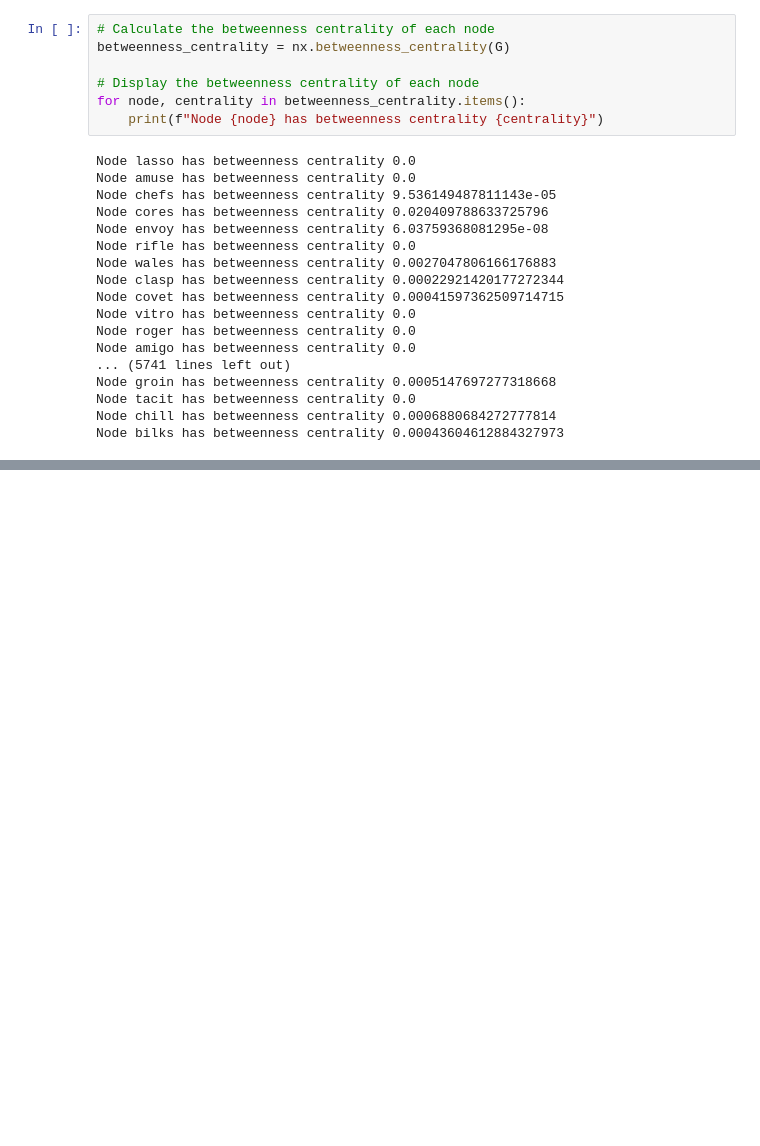
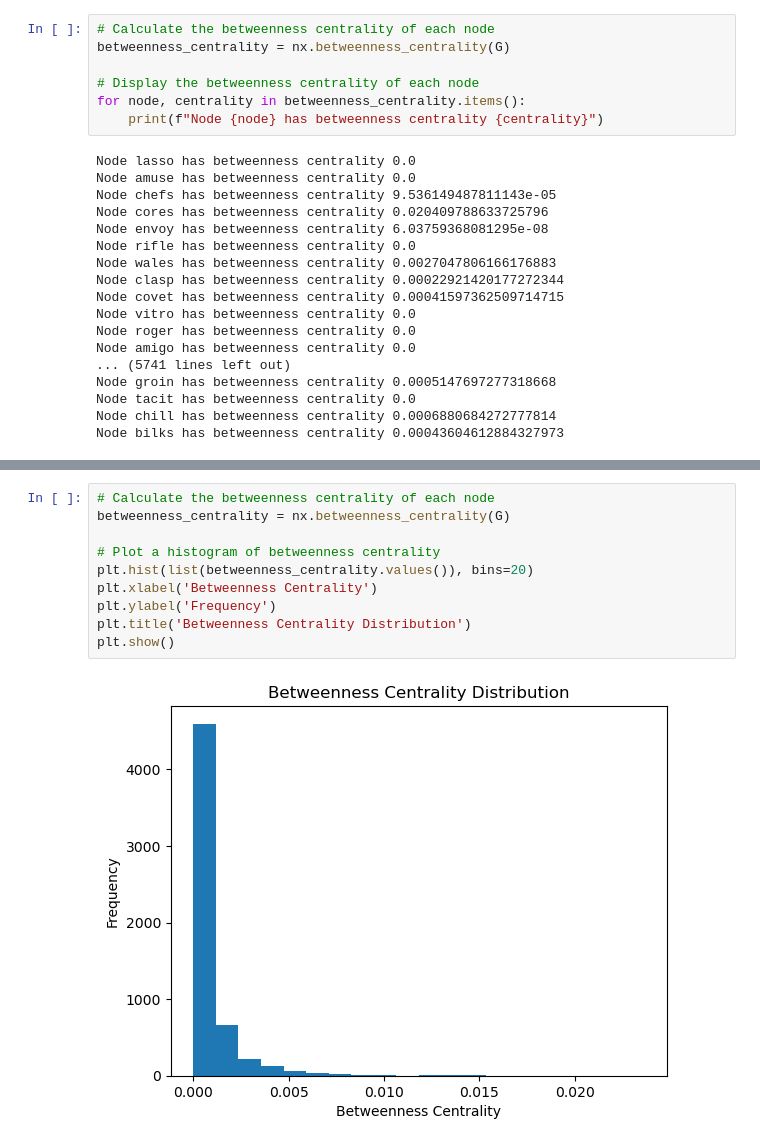
Before and after one commit to NANITH777/Words-NetworkX, a Jupyter notebook: words.ipynb, the cells around one changed output, grey strips where cells are left out. Drawn from its saved outputs; the diff is of its cells as text; blank space fills up the shorter version.

```diff
--- a/words.ipynb
+++ b/words.ipynb
@@ -125,0 +138,12 @@ Node bilks has betweenness centrality 0.00043604612884327973
+# %%
+# Calculate the betweenness centrality of each node
+betweenness_centrality = nx.betweenness_centrality(G)
+
+# Plot a histogram of betweenness centrality
+plt.hist(list(betweenness_centrality.values()), bins=20)
+plt.xlabel('Betweenness Centrality')
+plt.ylabel('Frequency')
+plt.title('Betweenness Centrality Distribution')
+plt.show()
+# %% [output]
+[figure, added]
```
Also changed, not shown: parts of 1 cell of this notebook.
